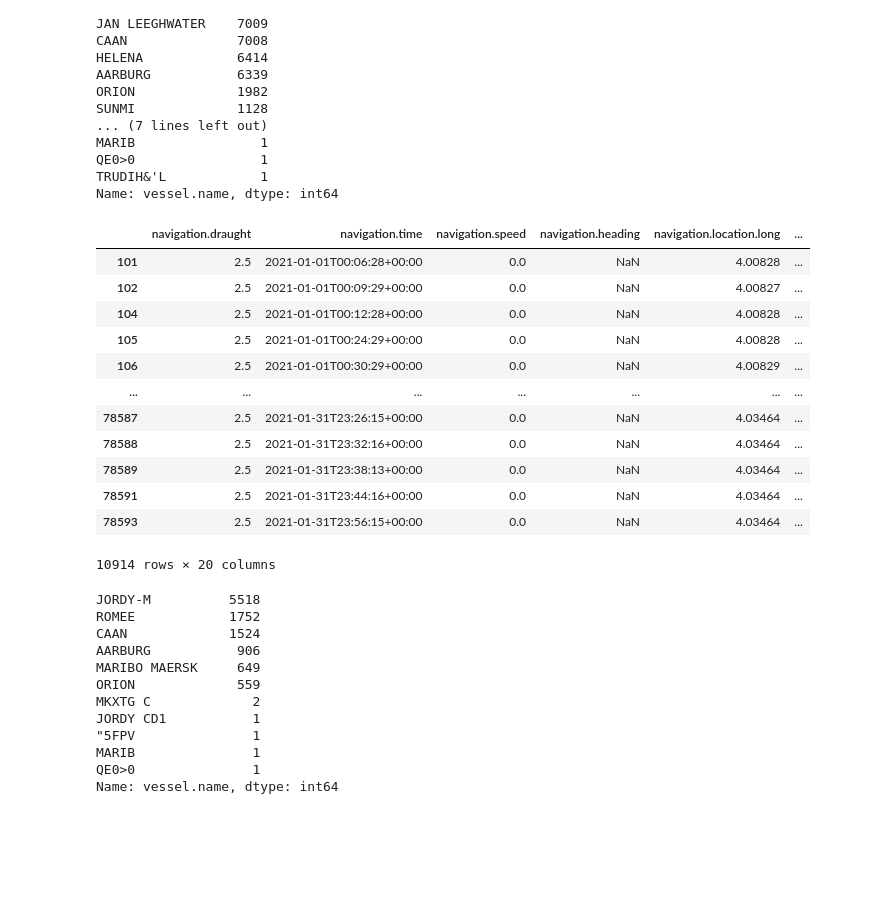
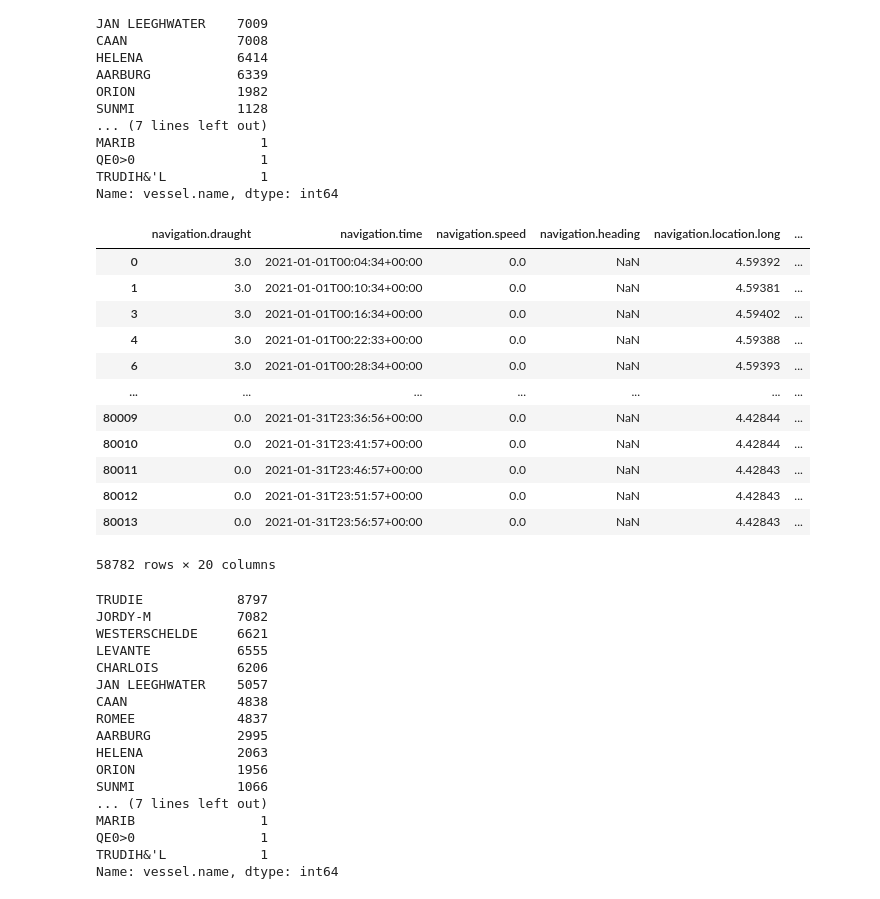
Before and after one commit to rlambregts/ME44312-AIS-Assignment, a Jupyter notebook: Data Processing.ipynb, the cells around one changed output. Cells and saved outputs as stored; diff of their text form; code cells hidden in the pictures; blank space fills up the shorter version.

```diff
--- a/Data Processing.ipynb
+++ b/Data Processing.ipynb
@@ -71,40 +71,37 @@ TRUDIH&'L            1
 Name: vessel.name, dtype: int64
 # %%
 data_normalized = data_normalized.drop_duplicates(subset=['vessel.imo', 'navigation.time'], keep='last')
-# data_normalized
-
-# df = data_normalized[(data_normalized['navigation.status'] == 'moored') | (data_normalized['navigation.status'] == 'at-anchor')]
-# df
 
 # Filter DataFrame based on the range of coordinates
 # Define the range of coordinates to keep
-min_lat = 51.8
-max_lat = 52.1
-min_lon = 3.8
-max_lon = 4.6
+min_lat = 51.3
+max_lat = 53.9
+min_lon = 3.1
+max_lon = 6.1
 
 filtered_df = data_normalized[(data_normalized['navigation.location.lat'] >= min_lat) & (data_normalized['navigation.location.lat'] <= max_lat) &
                 (data_normalized['navigation.location.long'] >= min_lon) & (data_normalized['navigation.location.long'] <= max_lon)]
 filtered_df
-
-df = filtered_df[(data_normalized['navigation.status'] == 'moored') | (data_normalized['navigation.status'] == 'at-anchor')]
+df = filtered_df
 df
 
-# data_normalized
+
+# df = filtered_df[(data_normalized['navigation.status'] == 'moored') | (data_normalized['navigation.status'] == 'at-anchor')]
+# df
 # %% [output]
 |  | navigation.draught | navigation.time | navigation.speed | navigation.heading | navigation.location.long | ... |
-| 101 | 2.5 | 2021-01-01T00:06:28+00:00 | 0.0 | NaN | 4.00828 | ... |
-| 102 | 2.5 | 2021-01-01T00:09:29+00:00 | 0.0 | NaN | 4.00827 | ... |
-| 104 | 2.5 | 2021-01-01T00:12:28+00:00 | 0.0 | NaN | 4.00828 | ... |
-| 105 | 2.5 | 2021-01-01T00:24:29+00:00 | 0.0 | NaN | 4.00828 | ... |
-| 106 | 2.5 | 2021-01-01T00:30:29+00:00 | 0.0 | NaN | 4.00829 | ... |
+| 0 | 3.0 | 2021-01-01T00:04:34+00:00 | 0.0 | NaN | 4.59392 | ... |
+| 1 | 3.0 | 2021-01-01T00:10:34+00:00 | 0.0 | NaN | 4.59381 | ... |
+| 3 | 3.0 | 2021-01-01T00:16:34+00:00 | 0.0 | NaN | 4.59402 | ... |
+| 4 | 3.0 | 2021-01-01T00:22:33+00:00 | 0.0 | NaN | 4.59388 | ... |
+| 6 | 3.0 | 2021-01-01T00:28:34+00:00 | 0.0 | NaN | 4.59393 | ... |
 | ... | ... | ... | ... | ... | ... | ... |
-| 78587 | 2.5 | 2021-01-31T23:26:15+00:00 | 0.0 | NaN | 4.03464 | ... |
-| 78588 | 2.5 | 2021-01-31T23:32:16+00:00 | 0.0 | NaN | 4.03464 | ... |
-| 78589 | 2.5 | 2021-01-31T23:38:13+00:00 | 0.0 | NaN | 4.03464 | ... |
-| 78591 | 2.5 | 2021-01-31T23:44:16+00:00 | 0.0 | NaN | 4.03464 | ... |
-| 78593 | 2.5 | 2021-01-31T23:56:15+00:00 | 0.0 | NaN | 4.03464 | ... |
+| 80009 | 0.0 | 2021-01-31T23:36:56+00:00 | 0.0 | NaN | 4.42844 | ... |
+| 80010 | 0.0 | 2021-01-31T23:41:57+00:00 | 0.0 | NaN | 4.42844 | ... |
+| 80011 | 0.0 | 2021-01-31T23:46:57+00:00 | 0.0 | NaN | 4.42843 | ... |
+| 80012 | 0.0 | 2021-01-31T23:51:57+00:00 | 0.0 | NaN | 4.42843 | ... |
+| 80013 | 0.0 | 2021-01-31T23:56:57+00:00 | 0.0 | NaN | 4.42843 | ... |
-10914 rows × 20 columns
+58782 rows × 20 columns
 # %%
 # df['vessel.callsign'].unique()
 # df['device.mmsi'].unique()
@@ -114,17 +111,22 @@ df
 df['vessel.name'].unique()
 df['vessel.name'].value_counts()
 # %% [output]
-JORDY-M          5518
-ROMEE            1752
-CAAN             1524
-AARBURG           906
-MARIBO MAERSK     649
-ORION             559
-MKXTG C             2
-JORDY CD1           1
-"5FPV               1
-MARIB               1
-QE0>0               1
+TRUDIE            8797
+JORDY-M           7082
+WESTERSCHELDE     6621
+LEVANTE           6555
+CHARLOIS          6206
+JAN LEEGHWATER    5057
+CAAN              4838
+ROMEE             4837
+AARBURG           2995
+HELENA            2063
+ORION             1956
+SUNMI             1066
+... (7 lines left out)
+MARIB                1
+QE0>0                1
+TRUDIH&'L            1
 Name: vessel.name, dtype: int64
 # %%
 vessel_name_counts = df['vessel.name'].value_counts()
```
Also changed, not shown: parts of 8 cells of this notebook, 1 other file.
